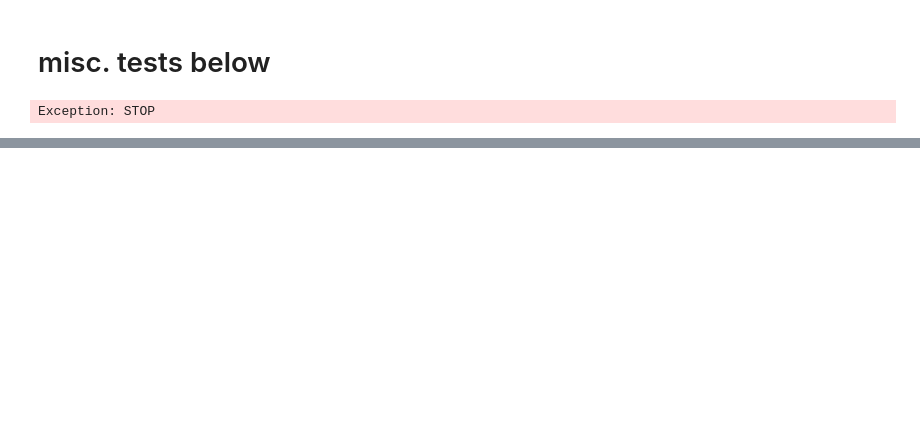
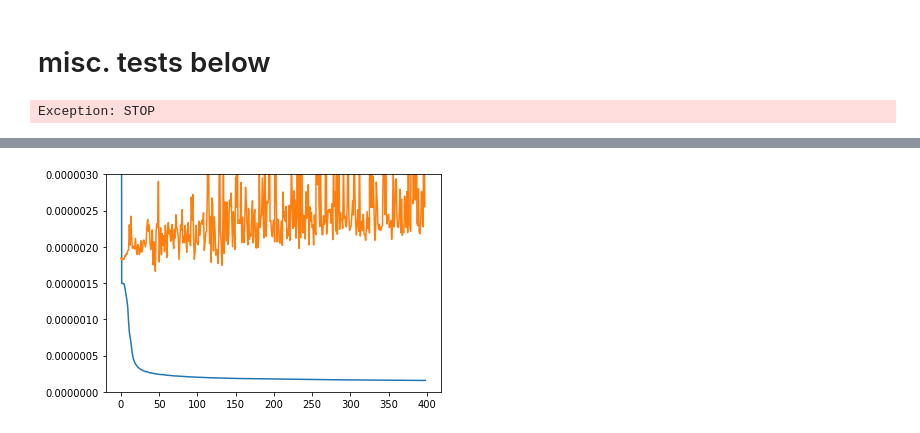
Before and after one commit to jasonliam/iMGNE, a Jupyter notebook: test_model_vocoder.ipynb, the cells around one changed output, grey strips where cells are left out. Cells and saved outputs as stored; diff of their text form; code cells hidden in the pictures; blank space fills up the shorter version.

```diff
--- a/test_model_vocoder.ipynb
+++ b/test_model_vocoder.ipynb
@@ -154,7 +156,9 @@ for i in range(1,400):
 train_losses = np.array(train_losses)
 val_losses = np.array(val_losses)
 # %%
-plt.plot(train_losses.mean(axis=1)[10:])
-plt.plot(val_losses.mean(axis=1)[10:])
+plt.plot(train_losses.mean(axis=1)[:])
+plt.plot(val_losses.mean(axis=1)[:])
 plt.ylim(0, 0.0000030)
 plt.show()
+# %% [output]
+[figure, added]
```
Also changed, not shown: parts of 7 cells of this notebook, 6 other files.
